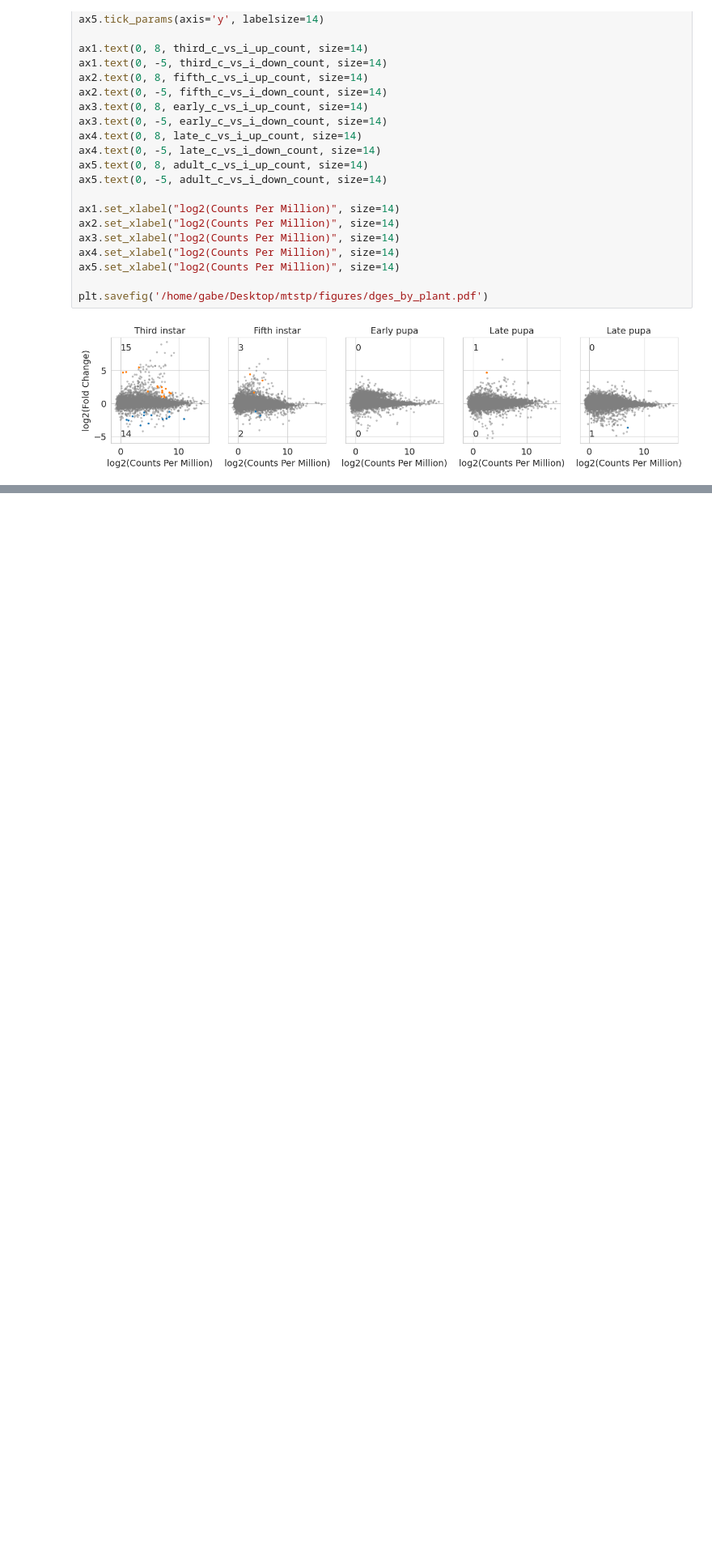
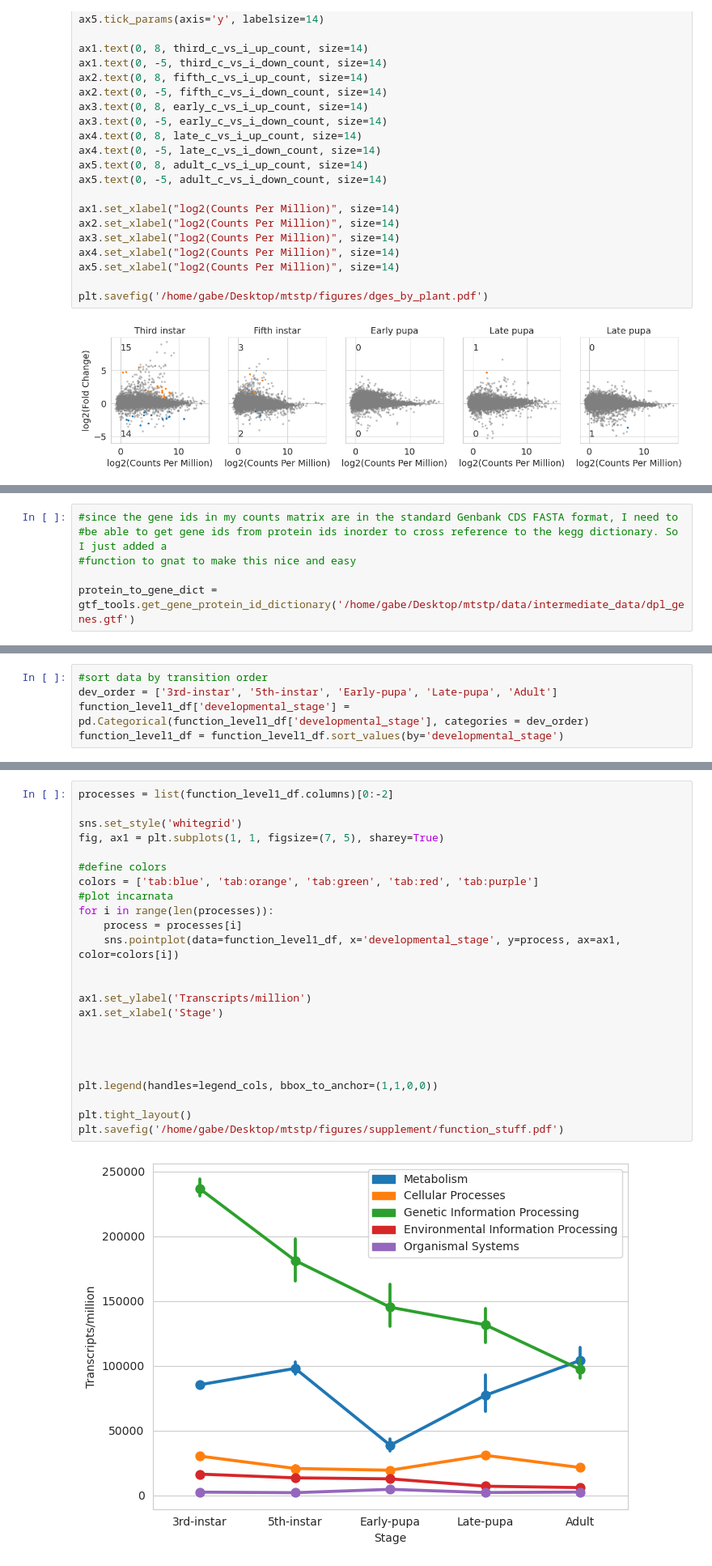
Before and after one commit to gabe-dubose/mtstp, a Jupyter notebook: analysis/notebooks/01_global_expression_comparisons.ipynb, the cells around one changed output, grey strips where cells are left out. Shown at 81% size. Drawn from its saved outputs; the diff is of its cells as text; blank space fills up the shorter version.

```diff
--- a/analysis/notebooks/01_global_expression_comparisons.ipynb
+++ b/analysis/notebooks/01_global_expression_comparisons.ipynb
@@ -806,0 +838,6 @@ plt.savefig('/home/gabe/Desktop/mtstp/figures/dges_by_plant.pdf')
+# %%
+#since the gene ids in my counts matrix are in the standard Genbank CDS FASTA format, I need to
+#be able to get gene ids from protein ids inorder to cross reference to the kegg dictionary. So I just added a
+#function to gnat to make this nice and easy
+
+protein_to_gene_dict = gtf_tools.get_gene_protein_id_dictionary('/home/gabe/Desktop/mtstp/data/intermediate_data/dpl_genes.gtf')
@@ -806,0 +915,5 @@ plt.savefig('/home/gabe/Desktop/mtstp/figures/dges_by_plant.pdf')
+# %%
+#sort data by transition order
+dev_order = ['3rd-instar', '5th-instar', 'Early-pupa', 'Late-pupa', 'Adult']
+function_level1_df['developmental_stage'] = pd.Categorical(function_level1_df['developmental_stage'], categories = dev_order)
+function_level1_df = function_level1_df.sort_values(by='developmental_stage')
@@ -806,0 +942,26 @@ plt.savefig('/home/gabe/Desktop/mtstp/figures/dges_by_plant.pdf')
+# %%
+processes = list(function_level1_df.columns)[0:-2]
+
+sns.set_style('whitegrid')
+fig, ax1 = plt.subplots(1, 1, figsize=(7, 5), sharey=True)
+
+#define colors
+colors = ['tab:blue', 'tab:orange', 'tab:green', 'tab:red', 'tab:purple']
+#plot incarnata
+for i in range(len(processes)):
+    process = processes[i]
+    sns.pointplot(data=function_level1_df, x='developmental_stage', y=process, ax=ax1, color=colors[i])
+
+
+ax1.set_ylabel('Transcripts/million')
+ax1.set_xlabel('Stage')
+
+
+
+
+plt.legend(handles=legend_cols, bbox_to_anchor=(1,1,0,0))
+
+plt.tight_layout()
+plt.savefig('/home/gabe/Desktop/mtstp/figures/supplement/function_stuff.pdf')
+# %% [output]
+[figure, added]
```
Also changed, not shown: parts of 6 cells of this notebook, 5 other files.
